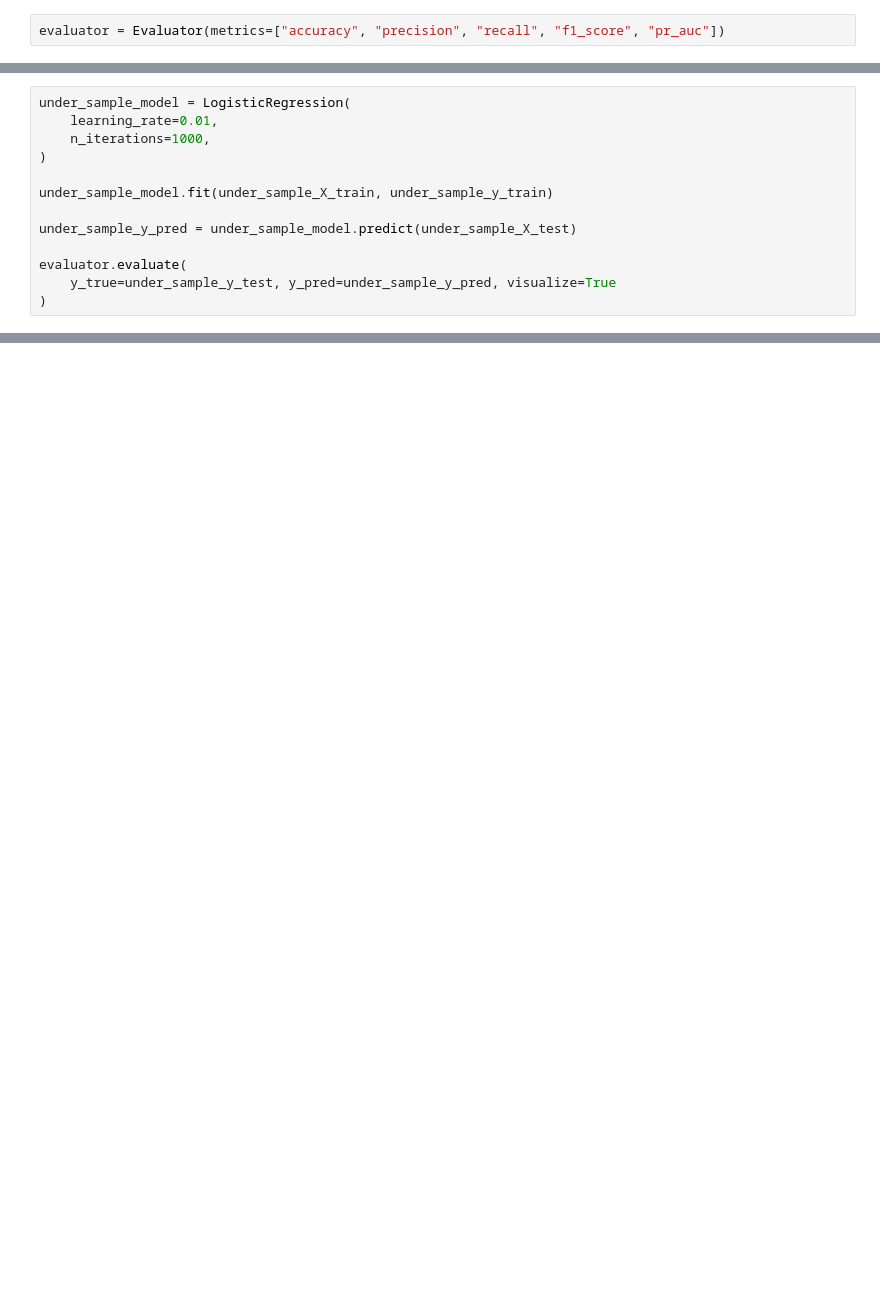
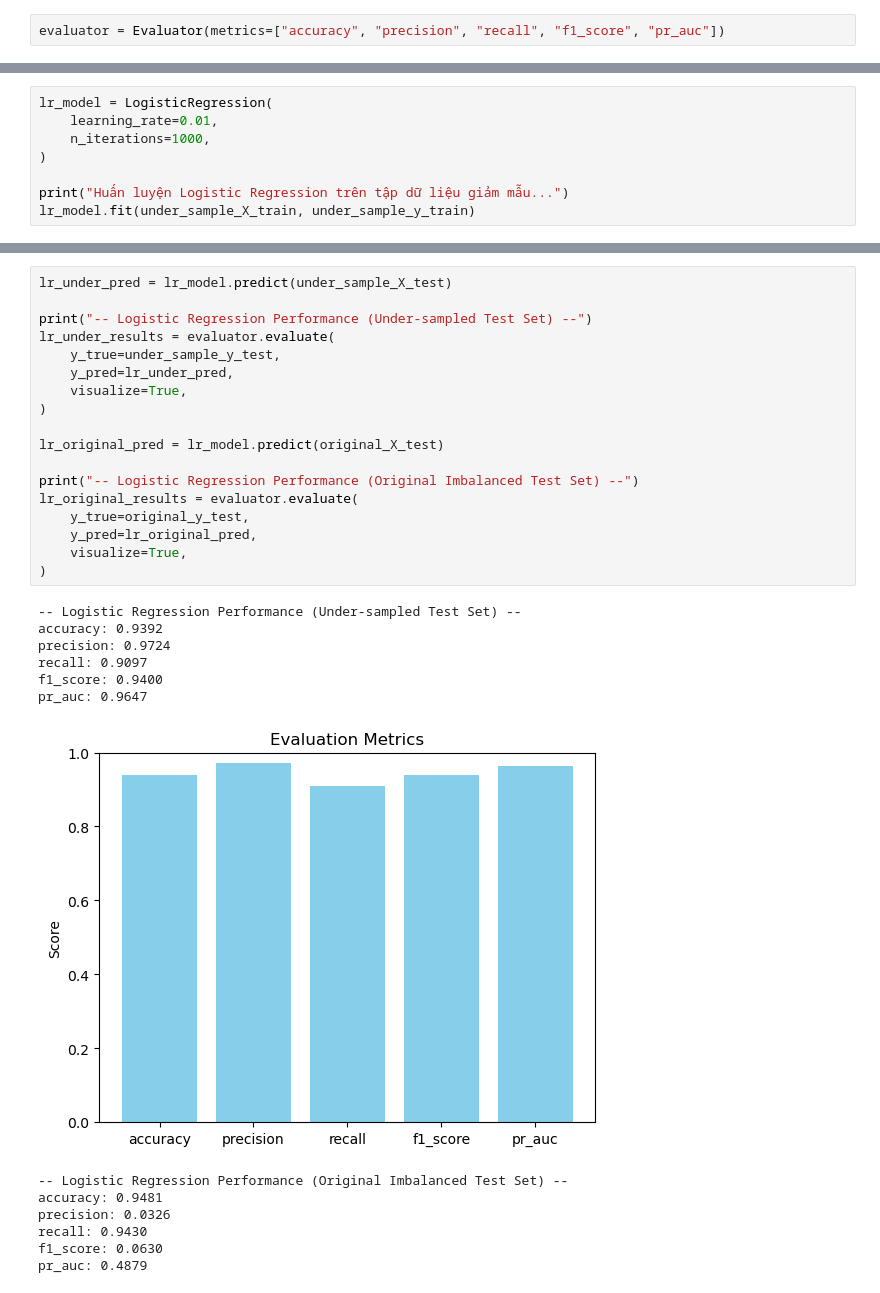
Before and after one commit to p1neapplechoco/FraudDetection-NumPy, a Jupyter notebook: notebooks/04_modeling.ipynb, the cells around one changed output, grey strips where cells are left out. Saved outputs shown, nothing was run; the diff lists cells and outputs as text; blank space fills up the shorter version.

```diff
--- a/notebooks/04_modeling.ipynb
+++ b/notebooks/04_modeling.ipynb
@@ -50,13 +78,0 @@ evaluator = Evaluator(metrics=["accuracy", "precision", "recall", "f1_score", "p
-# %%
-under_sample_model = LogisticRegression(
-    learning_rate=0.01,
-    n_iterations=1000,
-)
-
-under_sample_model.fit(under_sample_X_train, under_sample_y_train)
-
-under_sample_y_pred = under_sample_model.predict(under_sample_X_test)
-
-evaluator.evaluate(
-    y_true=under_sample_y_test, y_pred=under_sample_y_pred, visualize=True
-)
@@ -74,0 +91,8 @@ results = eval_test.evaluate(
+# %%
+lr_model = LogisticRegression(
+    learning_rate=0.01,
+    n_iterations=1000,
+)
+
+print("Huấn luyện Logistic Regression trên tập dữ liệu giảm mẫu...")
+lr_model.fit(under_sample_X_train, under_sample_y_train)
@@ -74,0 +101,32 @@ results = eval_test.evaluate(
+# %%
+lr_under_pred = lr_model.predict(under_sample_X_test)
+
+print("-- Logistic Regression Performance (Under-sampled Test Set) --")
+lr_under_results = evaluator.evaluate(
+    y_true=under_sample_y_test,
+    y_pred=lr_under_pred,
+    visualize=True,
+)
+
+lr_original_pred = lr_model.predict(original_X_test)
+
+print("-- Logistic Regression Performance (Original Imbalanced Test Set) --")
+lr_original_results = evaluator.evaluate(
+    y_true=original_y_test,
+    y_pred=lr_original_pred,
+    visualize=True,
+)
+# %% [output]
+-- Logistic Regression Performance (Under-sampled Test Set) --
+accuracy: 0.9392
+precision: 0.9724
+recall: 0.9097
+f1_score: 0.9400
+pr_auc: 0.9647
+[figure, added]
+-- Logistic Regression Performance (Original Imbalanced Test Set) --
+accuracy: 0.9481
+precision: 0.0326
+recall: 0.9430
+f1_score: 0.0630
+pr_auc: 0.4879
```
Also changed, not shown: parts of 34 cells of this notebook, 3 other files.
